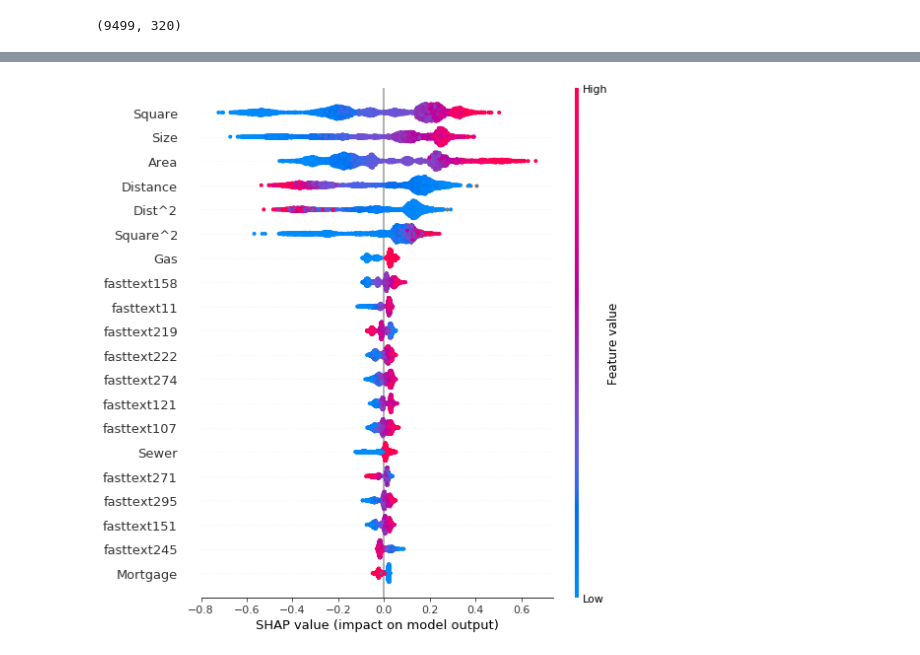
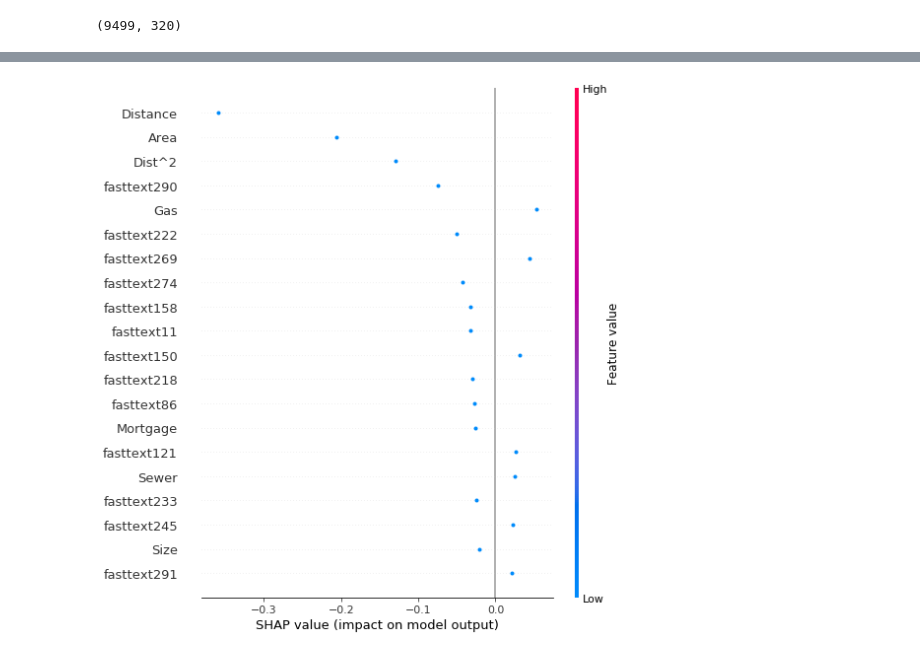
Before and after one commit to kglnsk/Cianide, a Jupyter notebook: House-Price.ipynb, the cells around one changed output, grey strips where cells are left out. Drawn from its saved outputs; the diff is of its cells as text; code cells hidden in the pictures.

```diff
--- a/House-Price.ipynb
+++ b/House-Price.ipynb
@@ -118,3 +109,6 @@ X_lin = df[used_cols]
 y_lin = np.log(df['Price'])
 # %% [output]
 (9499, 320)
+# %%
+X_pred = df[used_cols]
+X_pred
@@ -121,7 +118,7 @@ y_lin = np.log(df['Price'])
 # %%
 from sklearn.model_selection import train_test_split
 #X_train, X_validation, y_train, y_validation = train_test_split(X, Y, train_size=0.5, random_state=42)
-X_lin_train, X_lin_validation, y_lin_train, y_lin_validation = train_test_split(X_lin, y_lin, train_size=0.5, random_state=42)
+X_lin_train, X_lin_validation, y_lin_train, y_lin_validation = train_test_split(X_lin, y_lin, train_size=0.8, random_state=42)
 # %%
 from catboost import CatBoostRegressor, Pool, cv
 # %%
@@ -133,7 +130,7 @@ categorical_features_indices = ['Mortgage','Gas','Electricity','Sewer','Water','
 # %%
 X_0 = Pool(X_lin_train,y_lin_train,cat_features = categorical_features_indices)
 X_1 = Pool(X_lin_validation,y_lin_validation,cat_features = categorical_features_indices)
-
+X_p = Pool(X_pred,cat_features = categorical_features_indices)
 
 y_0 = y_lin_train
 y_1 = y_lin_validation
@@ -194,3 +185,12 @@ def mean_absolute_percentage_error(y_true, y_pred):
 # %%
 y_true = np.exp(y_lin_validation)
 y_pred = np.exp(model.predict(X_lin_validation))
+# %%
+
+#example prediction
+X_pred['Area'] = 11.5
+X_pred['Square'] = 180
+X_pred['Size'] = np.sqrt(180)
+X_pred['Square^2'] = 180**2
+X_pred['Distance'] = 50
+X_pred['Dist^2'] = 3600
@@ -202,6 +206,6 @@ print(mean_absolute_percentage_error(y_true,y_pred))
 # %%
 explainer = shap.TreeExplainer(model)
-shap_values = explainer.shap_values(X_0)
-shap.summary_plot(shap_values, X_lin_train)
+shap_values = explainer.shap_values(X_p)
+shap.summary_plot(shap_values, X_pred)
 # %% [output]
-[figure, old version]
+[figure, new version]
```
Also changed, not shown: parts of 12 cells of this notebook, 6 other files.
